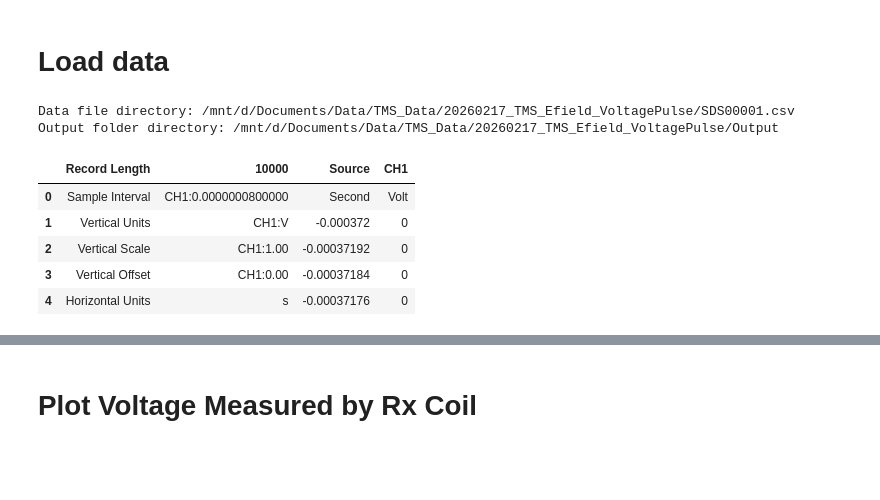
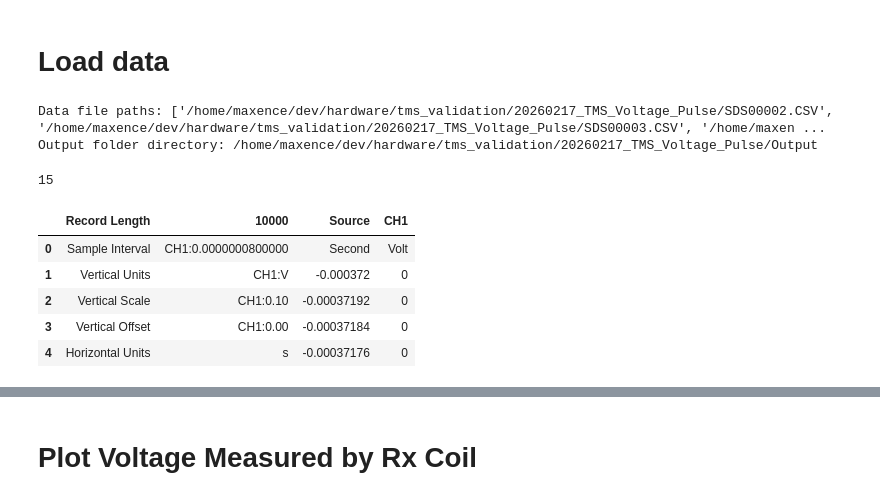
Before and after one commit to mLapatrie/TMS, a Jupyter notebook: data_processing/plot_RxCoil_voltage.ipynb, the cells around one changed output, grey strips where cells are left out. Cells and saved outputs as stored; diff of their text form; code cells hidden in the pictures; blank space fills up the shorter version.

```diff
--- a/data_processing/plot_RxCoil_voltage.ipynb
+++ b/data_processing/plot_RxCoil_voltage.ipynb
@@ -7,29 +11,30 @@ import matplotlib.pyplot as plt
 # %% [markdown]
 # Load data
 # %%
-user_local_dir = "/mnt/d/" # "mnt/c/Users/nguye"
-file_name = "SDS00001" # CSV file name without extension
+user_local_dir = "/home/maxence/dev/hardware/tms_validation" # Change this to your local directory
 
 # Data directory
-data_folder_dir = os.path.join(user_local_dir, "Documents/Data/TMS_Data/20260217_TMS_Efield_VoltagePulse")
-data_file_dir = os.path.join(data_folder_dir, f"{file_name}.csv")
-print(f"Data file directory: {data_file_dir}")
+data_folder_dir = os.path.join(user_local_dir, "20260217_TMS_Voltage_Pulse")
+data_file_paths = [os.path.join(data_folder_dir, f"SDS0000{i}.CSV") for i in range(2, 10)] + [os.path.join(data_folder_dir, f"SDS000{i}.CSV") for i in range(10, 17)]
+print(f"Data file paths: {data_file_paths}")
 
 # Output directory
-output_folder_dir = os.path.join(user_local_dir, "Documents/Data/TMS_Data/20260217_TMS_Efield_VoltagePulse/Output")
+output_folder_dir = os.path.join(user_local_dir, "20260217_TMS_Voltage_Pulse/Output")
 os.makedirs(output_folder_dir, exist_ok=True)
 print(f"Output folder directory: {output_folder_dir}")
 # %% [output]
-Data file directory: /mnt/d/Documents/Data/TMS_Data/20260217_TMS_Efield_VoltagePulse/SDS00001.csv
-Output folder directory: /mnt/d/Documents/Data/TMS_Data/20260217_TMS_Efield_VoltagePulse/Output
+Data file paths: ['/home/maxence/dev/hardware/tms_validation/20260217_TMS_Voltage_Pulse/SDS00002.CSV', '/home/maxence/dev/hardware/tms_validation/20260217_TMS_Voltage_Pulse/SDS00003.CSV', '/home/maxen ...
+Output folder directory: /home/maxence/dev/hardware/tms_validation/20260217_TMS_Voltage_Pulse/Output
 # %%
-data_csv = pd.read_csv(data_file_dir)
-data_csv.head()
+data_csv = [pd.read_csv(data_file_dir) for data_file_dir in data_file_paths]
+print(len(data_csv))
+data_csv[0].head()
 # %% [output]
+15
 |  | Record Length | 10000 | Source | CH1 |
 | 0 | Sample Interval | CH1:0.0000000800000 | Second | Volt |
 | 1 | Vertical Units | CH1:V | -0.000372 | 0 |
-| 2 | Vertical Scale | CH1:1.00 | -0.00037192 | 0 |
+| 2 | Vertical Scale | CH1:0.10 | -0.00037192 | 0 |
 | 3 | Vertical Offset | CH1:0.00 | -0.00037184 | 0 |
 | 4 | Horizontal Units | s | -0.00037176 | 0 |
 # %%
```
Also changed, not shown: parts of 14 cells of this notebook, 27 other files.
